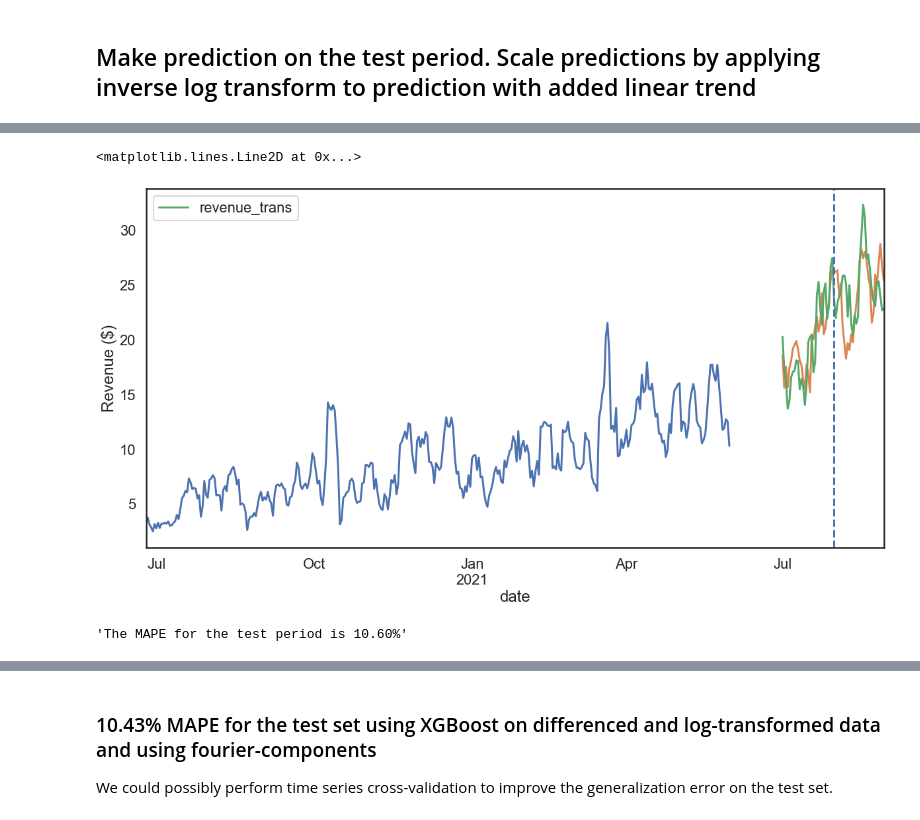
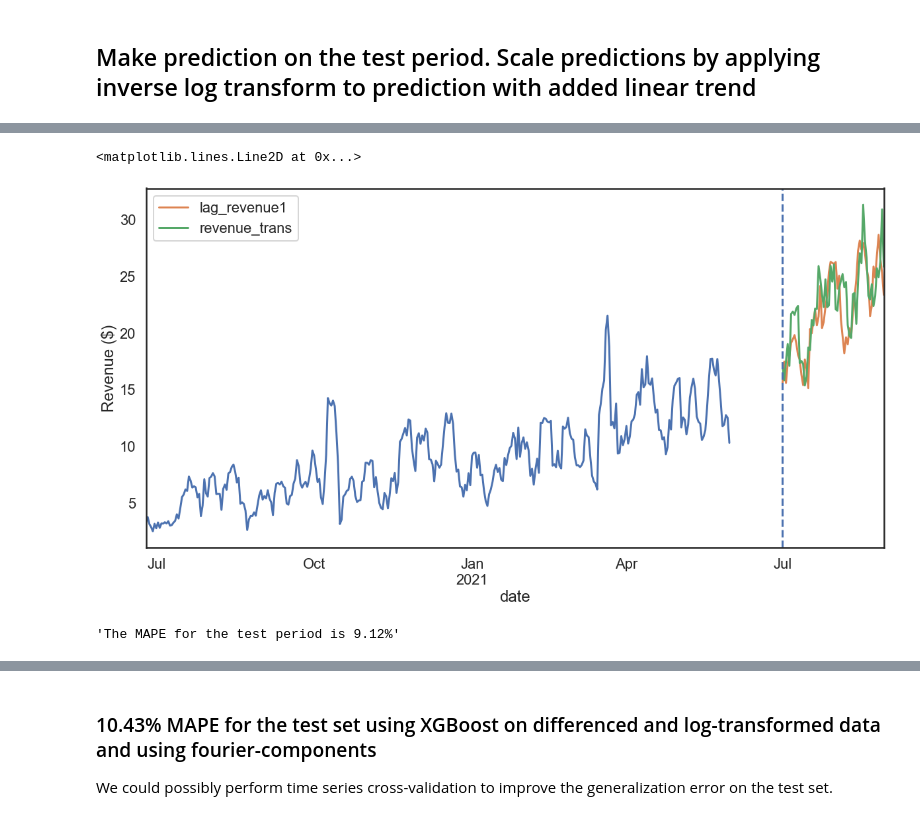
Before and after one commit to davidfox87/EV_forecasting, a Jupyter notebook: EDA_ML.ipynb, the cells around one changed output, grey strips where cells are left out. Cells and saved outputs as stored; diff of their text form; code cells hidden in the pictures.

```diff
--- a/EDA_ML.ipynb
+++ b/EDA_ML.ipynb
@@ -274,10 +275,9 @@ def build_model(algo):
     #
     if algo == 'xgb':
         return Pipeline([('union', union),
-                         ('lr', MultiOutputRegressor(XGBRegressor(n_estimators=100,
-                                                                  max_depth=4,
-                                                                  colsample_bytree=0.6,
-                                                                  subsample=0.6)))
+                         ('lr', MultiOutputRegressor(XGBRegressor(n_estimators=150,
+                                                                  max_depth=7,
+                                                                  subsample=0.87)))
                         ])
     elif algo == 'rf':
         return Pipeline([('union', union),
@@ -333,20 +329,21 @@ predictions_inv = predictions.apply(lambda x: np.exp(x + pred_lin[:, 0]))
 # %%
 fig, ax = plt.subplots()
 X_train["Net Revenue_7D"].plot(ax=ax)
-X_test["Net Revenue_7D"].plot(ax=ax)
+np.exp(X_test[['lag_revenue1']]+pred_lin).plot(ax=ax)
+
 predictions_inv.plot(ax=ax)
 plt.ylabel('Revenue ($)')
-plt.axvline(x=datetime.datetime(2021, 7, 31), ls='--')
+plt.axvline(x=datetime.datetime(2021, 7, 1), ls='--')
 # %% [output]
 <matplotlib.lines.Line2D at 0x...>
-[figure, old version]
+[figure, new version]
 # %%
 test = np.exp(X_test[['lag_revenue1']]+pred_lin)
-test = X_test['Net Revenue_7D']
+#test = X_test['Net Revenue_7D']
 
 y_pred = predictions_inv
 mape = mean_absolute_percentage_error(y_pred, test)
 f'The MAPE for the test period is {mape*100:.2f}%'
 # %% [output]
-'The MAPE for the test period is 10.60%'
+'The MAPE for the test period is 9.12%'
 # %% [markdown]
```
Also changed, not shown: parts of 5 cells of this notebook.
